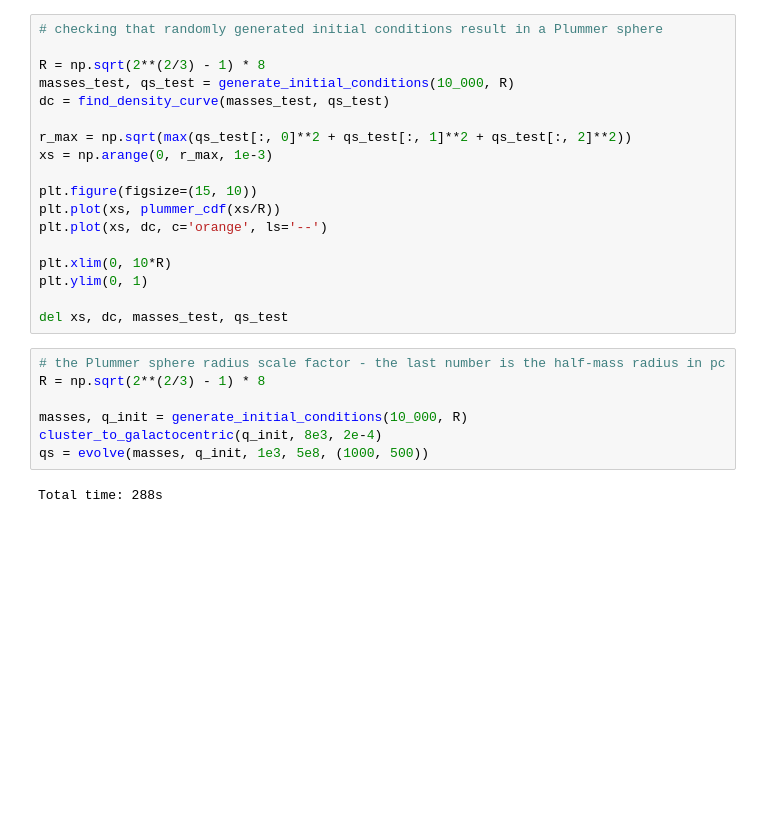
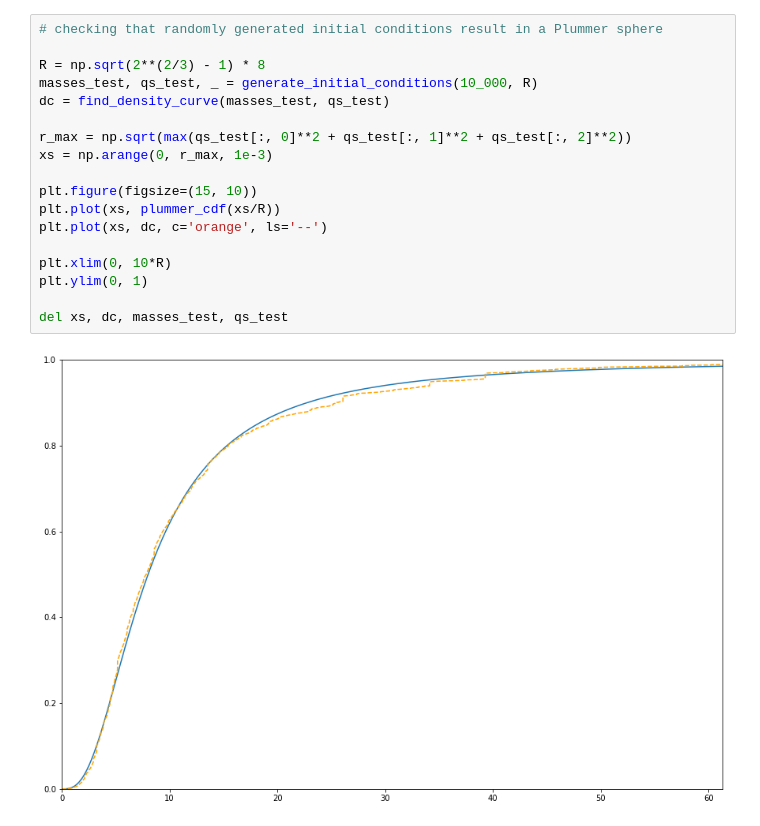
Before and after one commit to NoaVidovic/stream-nbody-simulation, a Jupyter notebook: n_body_orbit_integration.ipynb, the cells around one changed output. Cells and saved outputs as stored; diff of their text form; blank space fills up the shorter version.

```diff
--- a/n_body_orbit_integration.ipynb
+++ b/n_body_orbit_integration.ipynb
@@ -310,27 +329,20 @@ del test_masses, mass_distribution
 # %%
 # checking that randomly generated initial conditions result in a Plummer sphere
 
 R = np.sqrt(2**(2/3) - 1) * 8
-masses_test, qs_test = generate_initial_conditions(10_000, R)
+masses_test, qs_test, _ = generate_initial_conditions(10_000, R)
 dc = find_density_curve(masses_test, qs_test)
 
 r_max = np.sqrt(max(qs_test[:, 0]**2 + qs_test[:, 1]**2 + qs_test[:, 2]**2))
 xs = np.arange(0, r_max, 1e-3)
 
 plt.figure(figsize=(15, 10))
 plt.plot(xs, plummer_cdf(xs/R))
 plt.plot(xs, dc, c='orange', ls='--')
 
 plt.xlim(0, 10*R)
 plt.ylim(0, 1)
 
 del xs, dc, masses_test, qs_test
+# %% [output]
+[figure, added]
-# %%
-# the Plummer sphere radius scale factor - the last number is the half-mass radius in pc
-R = np.sqrt(2**(2/3) - 1) * 8
-
-masses, q_init = generate_initial_conditions(10_000, R)
-cluster_to_galactocentric(q_init, 8e3, 2e-4)
-qs = evolve(masses, q_init, 1e3, 5e8, (1000, 500))
-# %% [output]
-Total time: 288s
```
Also changed, not shown: parts of 20 cells of this notebook, 4 other files.
